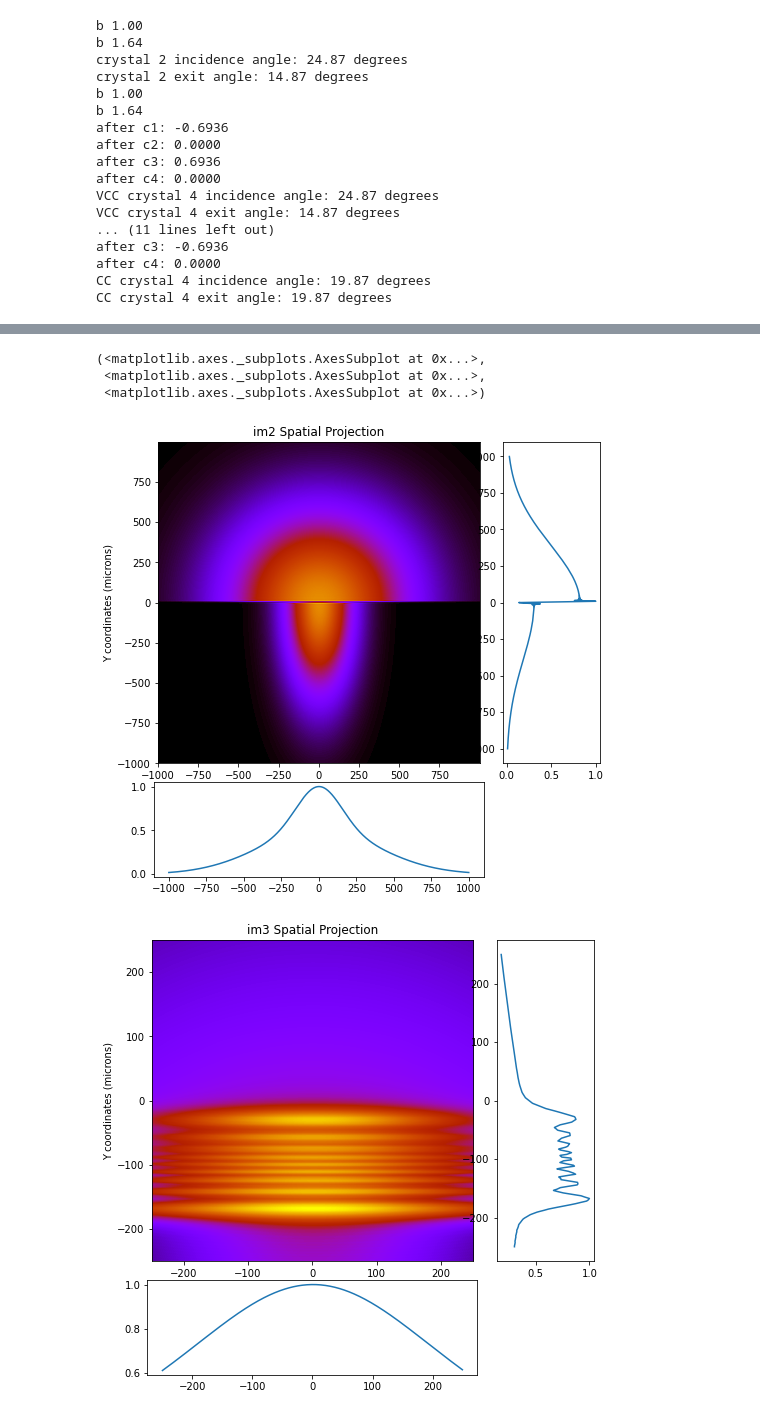
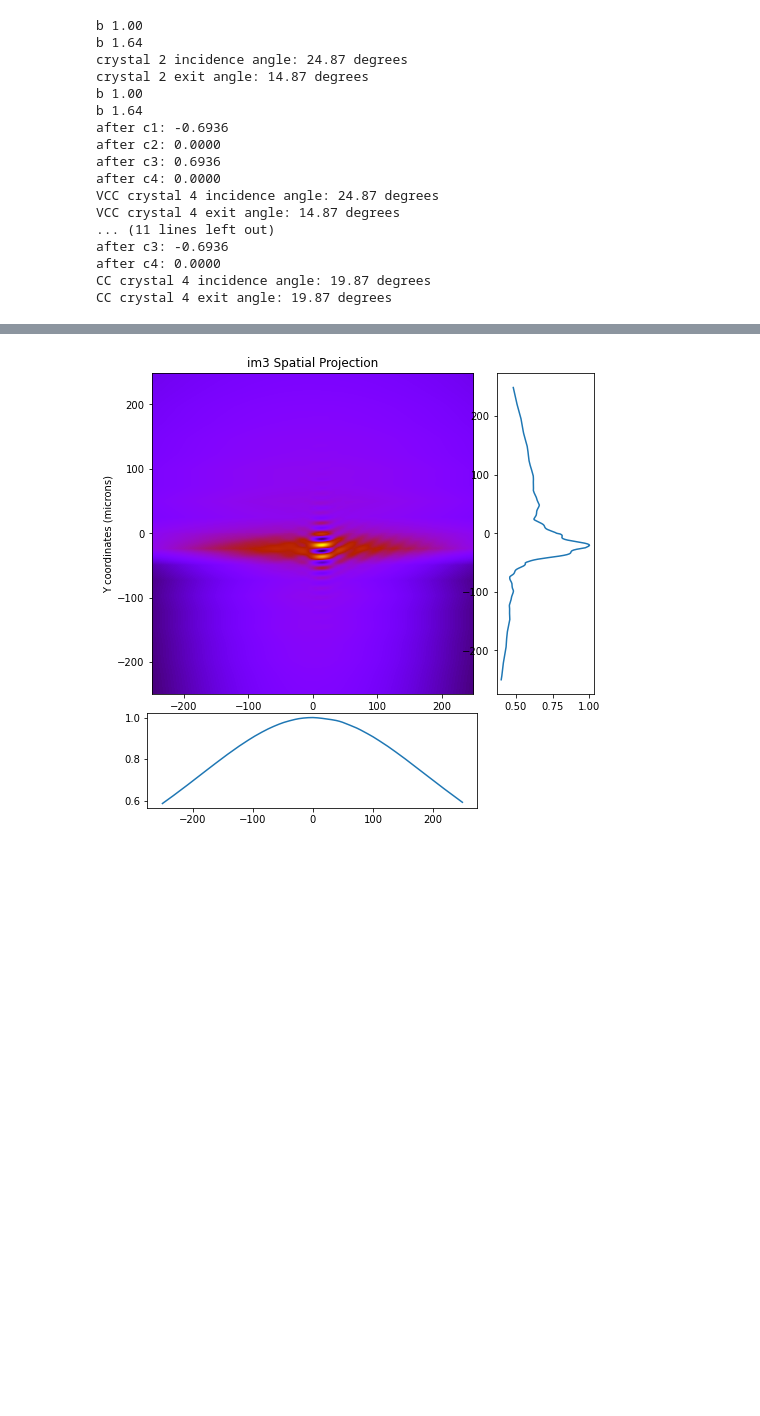
Before and after one commit to nanw0321/Fringe_crossing_interference_pattern, a Jupyter notebook: Ver_LCLS.ipynb, the cells around one changed output, grey strips where cells are left out. Saved outputs shown, nothing was run; the diff lists cells and outputs as text; code cells hidden in the pictures; blank space fills up the shorter version.

Commit message:
Update: simulation result shifted in time so that two branches cross at 0 (Matt's code)

```diff
--- a/Ver_LCLS.ipynb
+++ b/Ver_LCLS.ipynb
@@ -200,9 +212,9 @@ CC crystal 4 exit angle: 19.87 degrees
 tstart = time.time()
 # propagate
 beam_params['photonEnergy'] = E0
-pulse_VCC = beam.Pulse(beam_params=beam_params, tau=400, time_window=10000)
-pulse_CC = beam.Pulse(beam_params=beam_params, tau=400, time_window=10000)
-pulse_VCC.propagate(beamline=branch_VCC, screen_names=['im2','im3'])
-pulse_CC.propagate(beamline=branch_CC, screen_names=['im2','im3'])
+pulse_VCC = beam.Pulse(beam_params=beam_params, tau=tau, time_window=window)
+pulse_CC = beam.Pulse(beam_params=beam_params, tau=tau, time_window=window)
+pulse_VCC.propagate(beamline=branch_VCC, screen_names=['im3'])
+pulse_CC.propagate(beamline=branch_CC, screen_names=['im3'])
 tfin = time.time()
 # %%
@@ -231,12 +228,6 @@ pulse_CC.imshow_projection('im3')
-# %%
-pulse_sum = pulse_VCC.add_pulse(pulse_CC,0)
-#pulse_sum.imshow_projection('im0')
-#pulse_sum.imshow_projection('im1')
-pulse_sum.imshow_projection('im2')
-pulse_sum.imshow_projection('im3')
-# %% [output]
-(<matplotlib.axes._subplots.AxesSubplot at 0x...>,
- <matplotlib.axes._subplots.AxesSubplot at 0x...>,
- <matplotlib.axes._subplots.AxesSubplot at 0x...>)
-[figure, removed]
-[figure, removed]
+# %%
+''' crossing '''
+t_shift = find_shift(pulse_VCC, pulse_CC, 'im3')
+pulse_sum = pulse_VCC.add_pulse(pulse_CC, t_shift)
+# %% [output]
+[figure, added]
```
Also changed, not shown: parts of 12 cells of this notebook, 13 other files.
